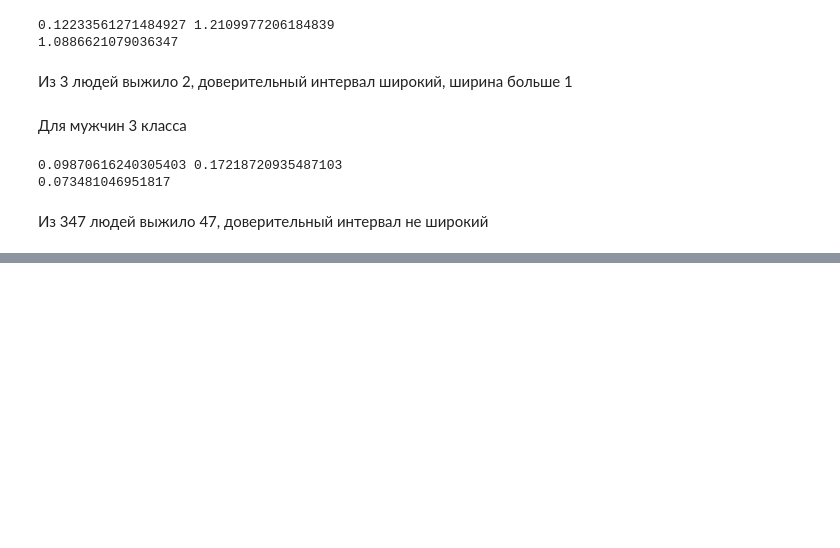
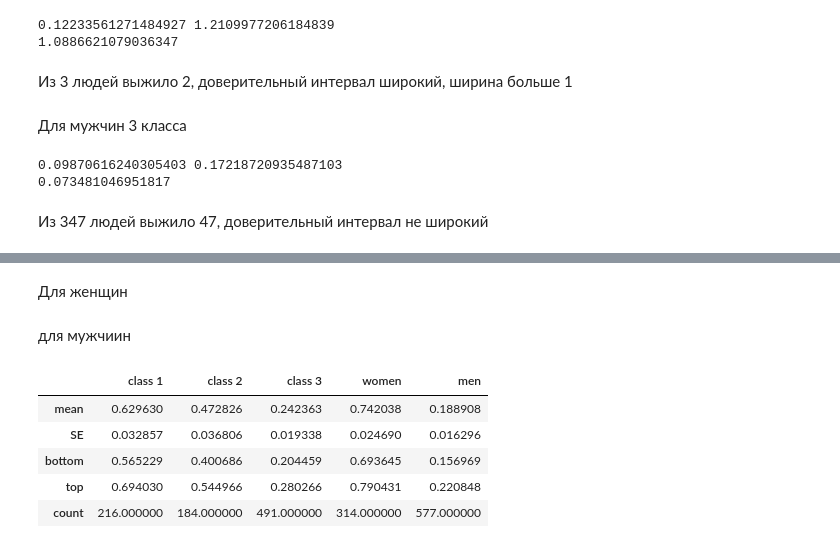
Before and after one commit to Hajime-bit1337/ml-journey, a Jupyter notebook: notebooks/09_confidence_intervals.ipynb, the cells around one changed output, grey strips where cells are left out. Cells and saved outputs as stored; diff of their text form; code cells hidden in the pictures; blank space fills up the shorter version.

```diff
--- a/notebooks/09_confidence_intervals.ipynb
+++ b/notebooks/09_confidence_intervals.ipynb
@@ -90,0 +153,7 @@ print((p + 2 * SE) - (p - 2 * SE))
+# %%
+class2_data = df[df['pclass'] == 2]
+class2_p = class2_data['survived'].mean()
+class2_n = class2_data.shape[0]
+class2_SE = (class2_p * (1 - class2_p) / class2_n)**0.5
+class2_down = class2_p - 1.96 * class2_SE
+class2_up = class2_p + 1.96 * class2_SE
@@ -90,0 +162,43 @@ print((p + 2 * SE) - (p - 2 * SE))
+# %%
+class3_data = df[df['pclass'] == 3]
+class3_p = class3_data['survived'].mean()
+class3_n = class3_data.shape[0]
+class3_SE = (class3_p * (1 - class3_p) / class3_n)**0.5
+class3_down = class3_p - 1.96 * class3_SE
+class3_up = class3_p + 1.96 * class3_SE
+# %% [markdown]
+Для женщин
+# %%
+w_data = df[df['sex'] == 'female']
+w_p = w_data['survived'].mean()
+w_n = w_data.shape[0]
+w_SE = (w_p * (1 - w_p) / w_n)**0.5
+w_down = w_p - 1.96 * w_SE
+w_up = w_p + 1.96 * w_SE
+# %% [markdown]
+для мужчиин
+# %%
+m_data = df[df['sex'] == 'male']
+m_p = m_data['survived'].mean()
+m_n = m_data.shape[0]
+m_SE = (m_p * (1 - m_p) / m_n)**0.5
+m_down = m_p - 1.96 * m_SE
+m_up = m_p + 1.96 * m_SE
+# %%
+my_data = pd.DataFrame({
+    'class 1': [class1_p, class1_SE, class1_down, class1_up, class1_n],
+    'class 2': [class2_p, class2_SE, class2_down, class2_up, class2_n],
+    'class 3': [class3_p, class3_SE, class3_down, class3_up, class3_n],
+    'women': [w_p, w_SE, w_down, w_up, w_n],
+    'men': [m_p, m_SE, m_down, m_up, m_n],
+    },
+   index=['mean', 'SE', 'bottom', 'top', 'count']
+)
+my_data
+# %% [output]
+|  | class 1 | class 2 | class 3 | women | men |
+| mean | 0.629630 | 0.472826 | 0.242363 | 0.742038 | 0.188908 |
+| SE | 0.032857 | 0.036806 | 0.019338 | 0.024690 | 0.016296 |
+| bottom | 0.565229 | 0.400686 | 0.204459 | 0.693645 | 0.156969 |
+| top | 0.694030 | 0.544966 | 0.280266 | 0.790431 | 0.220848 |
+| count | 216.000000 | 184.000000 | 491.000000 | 314.000000 | 577.000000 |
```
Also changed, not shown: parts of 25 cells of this notebook, 2 other files.
